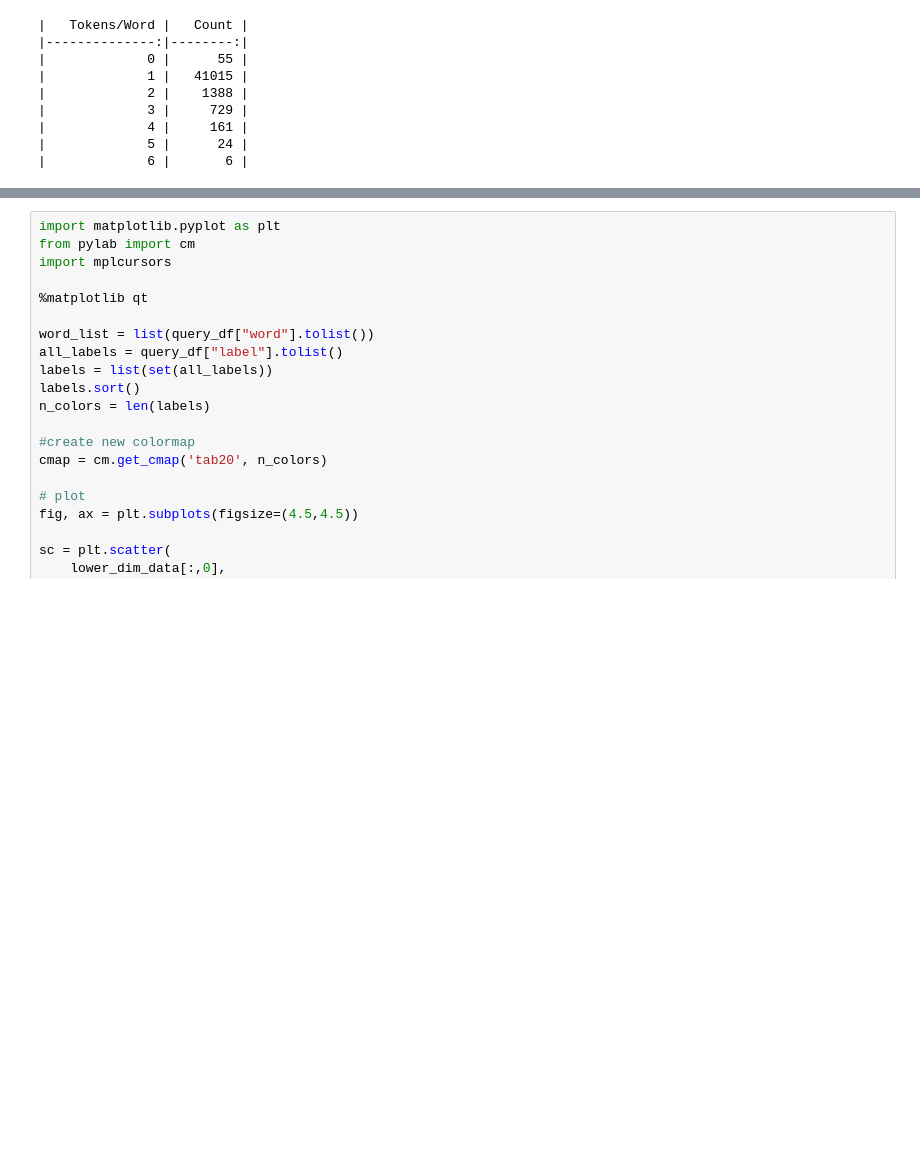
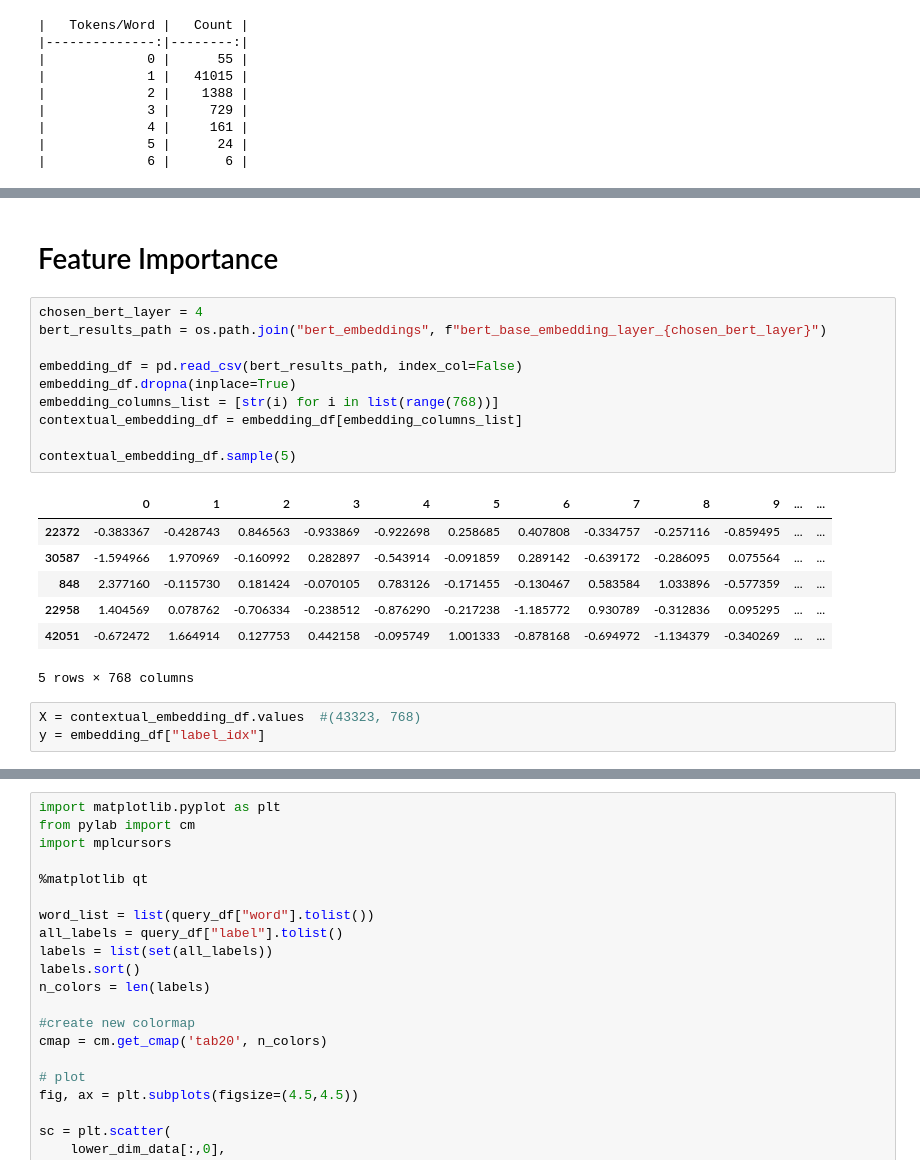
Before and after one commit to ErezSC42/bert_pos_analysis, a Jupyter notebook: data_exploration.ipynb, the cells around one changed output, grey strips where cells are left out. Cells and saved outputs as stored; diff of their text form; blank space fills up the shorter version.

```diff
--- a/data_exploration.ipynb
+++ b/data_exploration.ipynb
@@ -376,0 +399,23 @@ for df in [df_train, df_dev, df_test]:
+# %% [markdown]
+# Feature Importance
+# %%
+chosen_bert_layer = 4
+bert_results_path = os.path.join("bert_embeddings", f"bert_base_embedding_layer_{chosen_bert_layer}")
+
+embedding_df = pd.read_csv(bert_results_path, index_col=False)
+embedding_df.dropna(inplace=True)
+embedding_columns_list = [str(i) for i in list(range(768))]
+contextual_embedding_df = embedding_df[embedding_columns_list]
+
+contextual_embedding_df.sample(5)
+# %% [output]
+|  | 0 | 1 | 2 | 3 | 4 | 5 | 6 | 7 | 8 | 9 | ... | ... |
+| 22372 | -0.383367 | -0.428743 | 0.846563 | -0.933869 | -0.922698 | 0.258685 | 0.407808 | -0.334757 | -0.257116 | -0.859495 | ... | ... |
+| 30587 | -1.594966 | 1.970969 | -0.160992 | 0.282897 | -0.543914 | -0.091859 | 0.289142 | -0.639172 | -0.286095 | 0.075564 | ... | ... |
+| 848 | 2.377160 | -0.115730 | 0.181424 | -0.070105 | 0.783126 | -0.171455 | -0.130467 | 0.583584 | 1.033896 | -0.577359 | ... | ... |
+| 22958 | 1.404569 | 0.078762 | -0.706334 | -0.238512 | -0.876290 | -0.217238 | -1.185772 | 0.930789 | -0.312836 | 0.095295 | ... | ... |
+| 42051 | -0.672472 | 1.664914 | 0.127753 | 0.442158 | -0.095749 | 1.001333 | -0.878168 | -0.694972 | -1.134379 | -0.340269 | ... | ... |
+5 rows × 768 columns
+# %%
+X = contextual_embedding_df.values  #(43323, 768)
+y = embedding_df["label_idx"]
```
Also changed, not shown: parts of 23 cells of this notebook, 11 other files.
